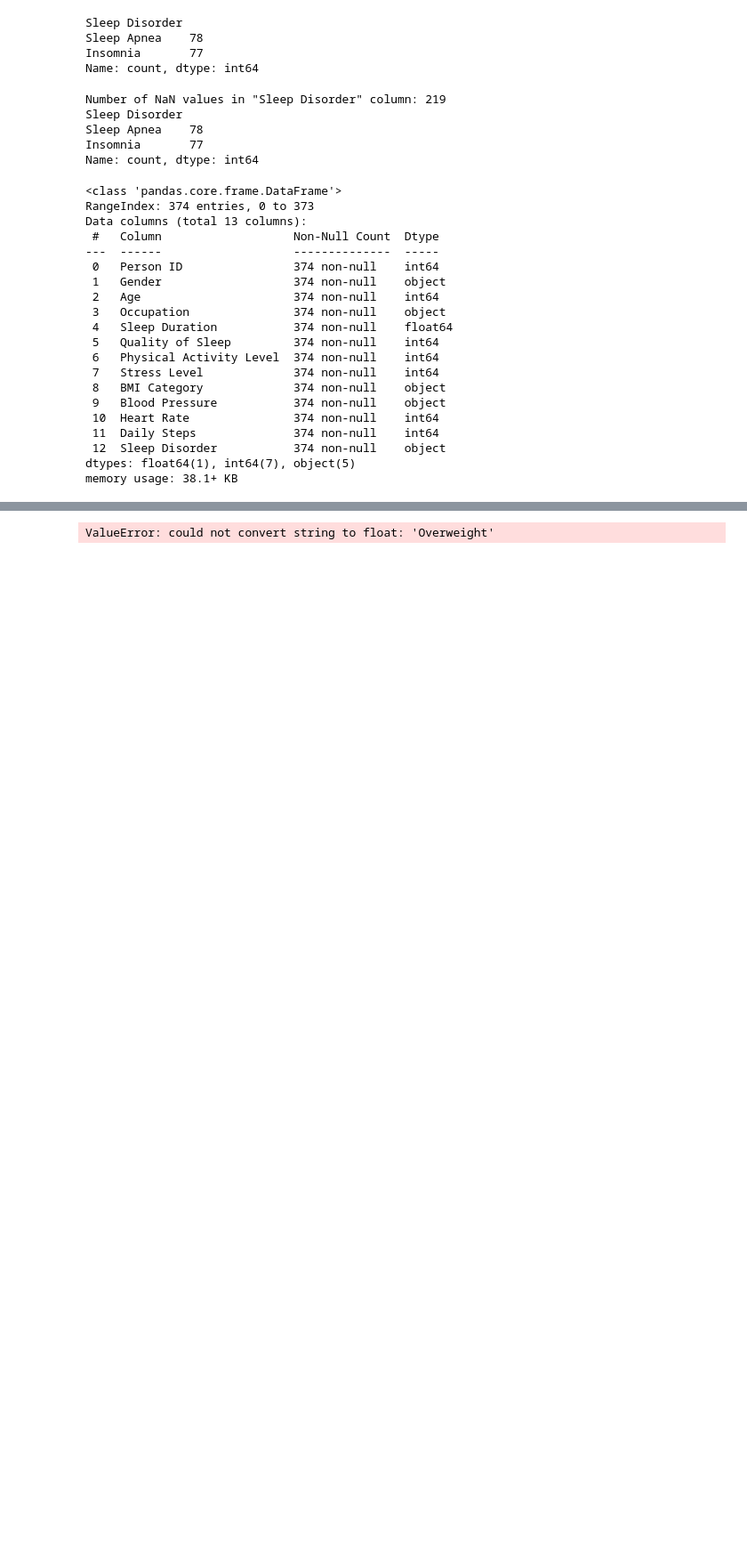
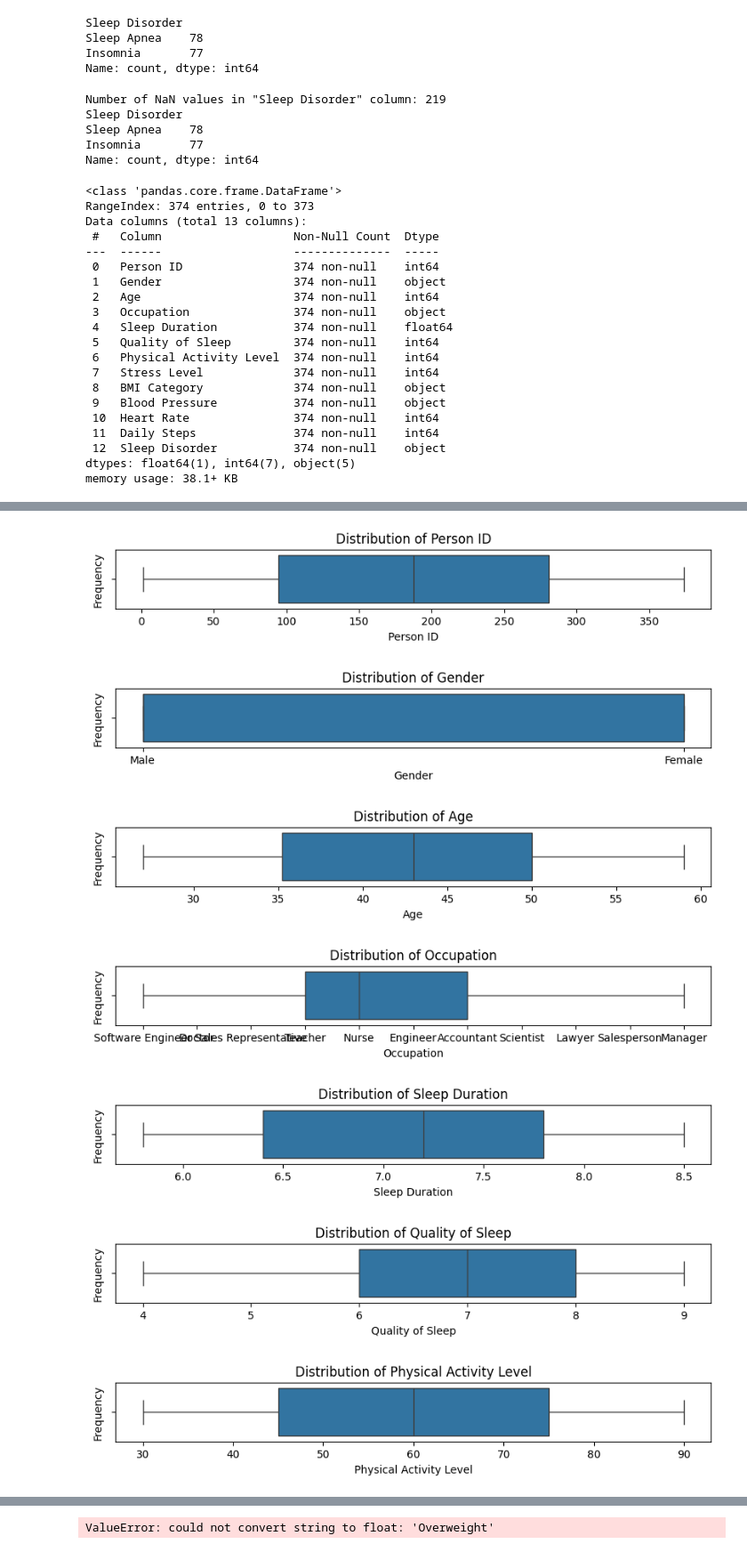
Before and after one commit to kavinduperera-source/UoM-T1-AI-stuff, a Jupyter notebook: Session 2/sleep_health.ipynb, the cells around one changed output, grey strips where cells are left out. Shown: that part at 89% size. Drawn from its saved outputs; the diff is of its cells as text; code cells hidden in the pictures; blank space fills up the shorter version.

```diff
--- a/Session 2/sleep_health.ipynb
+++ b/Session 2/sleep_health.ipynb
@@ -111,0 +161,16 @@ memory usage: 38.1+ KB
+# %%
+for colunm in df.columns:
+    plt.figure(figsize=(10, 1))
+    sns.boxplot(data=df, x=colunm)
+    plt.title(f'Distribution of {colunm}')
+    plt.xlabel(colunm)
+    plt.ylabel('Frequency')
+    plt.show()
+# %% [output]
+[figure, added]
+[figure, added]
+[figure, added]
+[figure, added]
+[figure, added]
+[figure, added]
+[figure, added]
```
Also changed, not shown: parts of 10 cells of this notebook.
